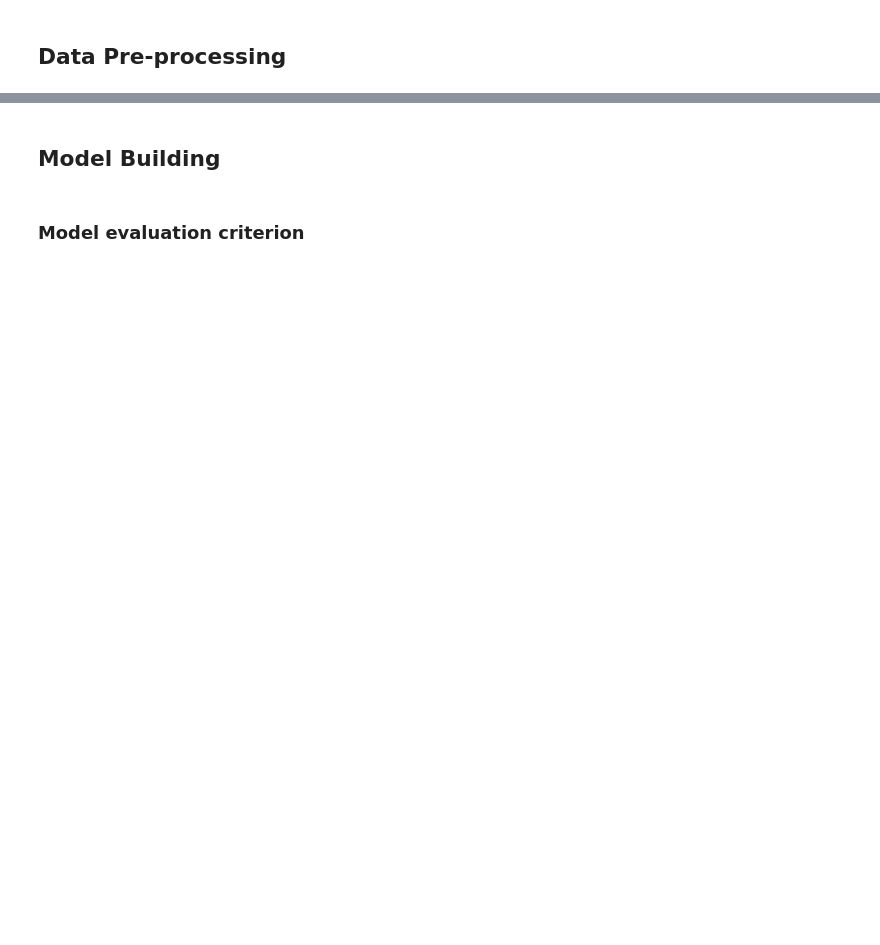
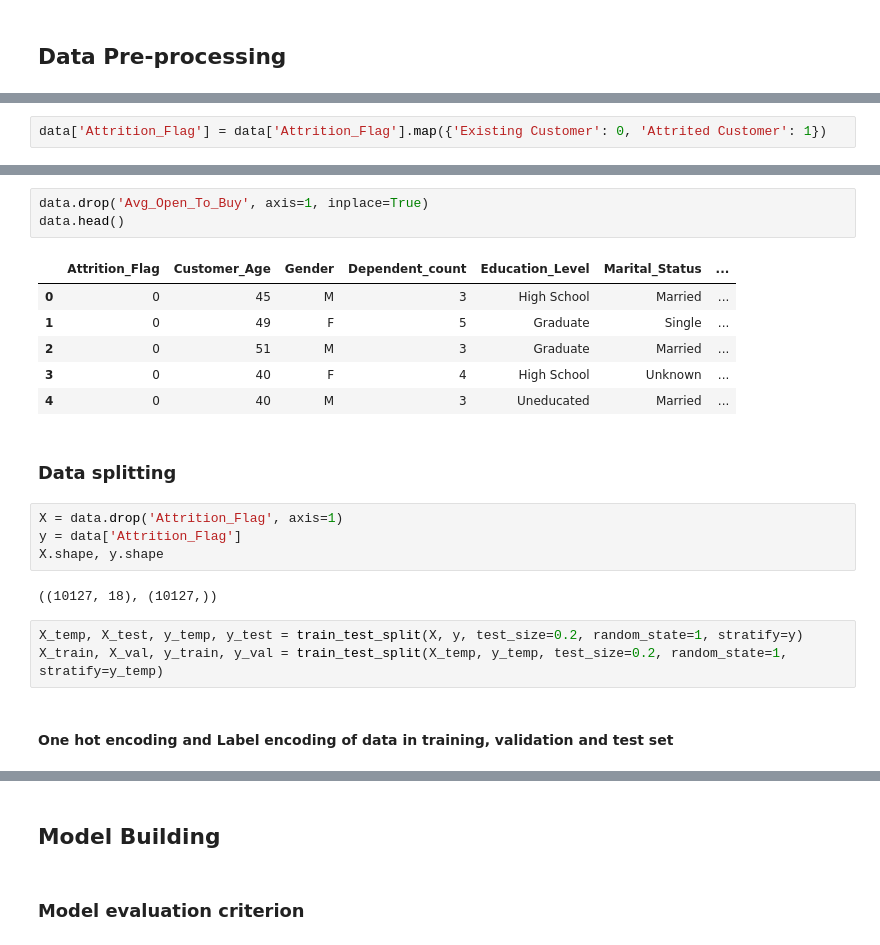
Before and after one commit to sheikhomer/CreditCardChurnPrediction, a Jupyter notebook: AML_Project_LearnerNotebook_FullCode.ipynb, the cells around one changed output, grey strips where cells are left out. Drawn from its saved outputs; the diff is of its cells as text; blank space fills up the shorter version.

```diff
--- a/AML_Project_LearnerNotebook_FullCode.ipynb
+++ b/AML_Project_LearnerNotebook_FullCode.ipynb
@@ -778,0 +862,2 @@ Card_Category has no effect on Attrition_Flag as the p_value (0.525) > 0.05
+# %%
+data['Attrition_Flag'] = data['Attrition_Flag'].map({'Existing Customer': 0, 'Attrited Customer': 1})
@@ -778,0 +877,23 @@ Card_Category has no effect on Attrition_Flag as the p_value (0.525) > 0.05
+# %%
+data.drop('Avg_Open_To_Buy', axis=1, inplace=True)
+data.head()
+# %% [output]
+|  | Attrition_Flag | Customer_Age | Gender | Dependent_count | Education_Level | Marital_Status | ... |
+| 0 | 0 | 45 | M | 3 | High School | Married | ... |
+| 1 | 0 | 49 | F | 5 | Graduate | Single | ... |
+| 2 | 0 | 51 | M | 3 | Graduate | Married | ... |
+| 3 | 0 | 40 | F | 4 | High School | Unknown | ... |
+| 4 | 0 | 40 | M | 3 | Uneducated | Married | ... |
+# %% [markdown]
+### Data splitting
+# %%
+X = data.drop('Attrition_Flag', axis=1)
+y = data['Attrition_Flag']
+X.shape, y.shape
+# %% [output]
+((10127, 18), (10127,))
+# %%
+X_temp, X_test, y_temp, y_test = train_test_split(X, y, test_size=0.2, random_state=1, stratify=y)
+X_train, X_val, y_train, y_val = train_test_split(X_temp, y_temp, test_size=0.2, random_state=1, stratify=y_temp)
+# %% [markdown]
+#### One hot encoding and Label encoding of data in training, validation and test set
```
Also changed, not shown: parts of 27 cells of this notebook.
